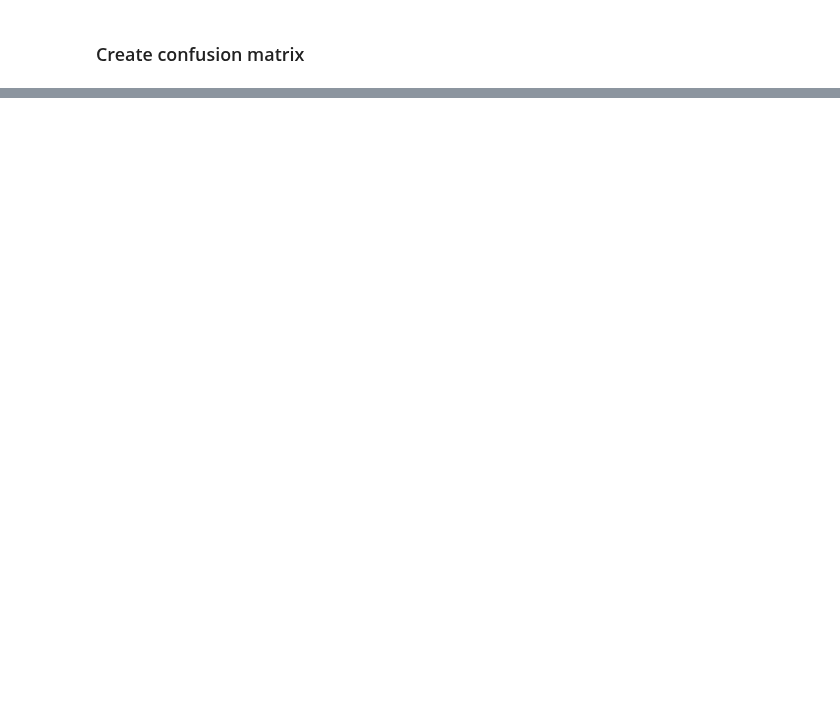
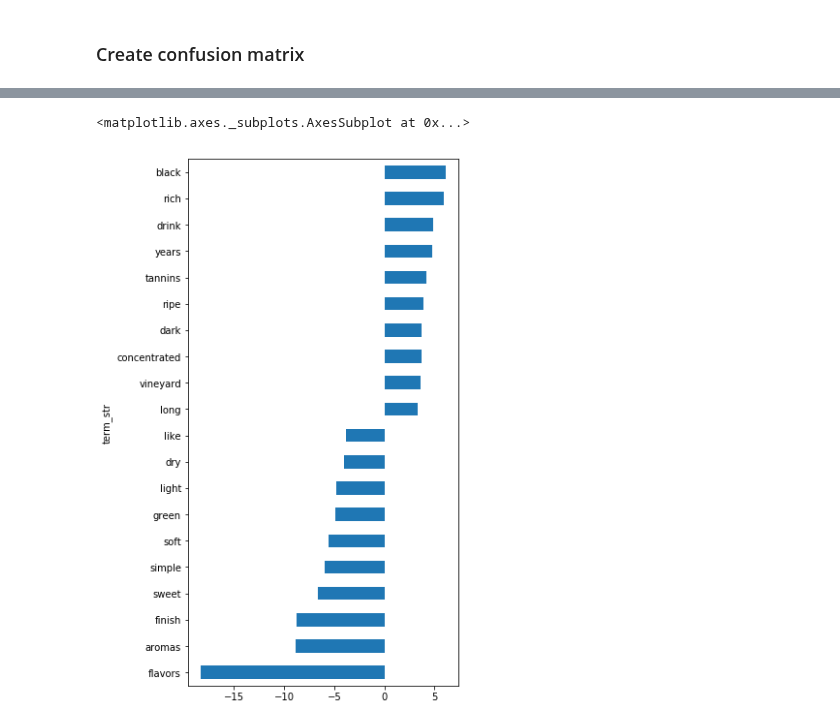
Before and after one commit to UVA-DSI/DS5559, a Jupyter notebook: labs/2019-04-25_Lab12/DS5559_NaiveBayes_WineReviews-v5-FINAL.ipynb, the cells around one changed output, grey strips where cells are left out. Saved outputs shown, nothing was run; the diff lists cells and outputs as text; code cells hidden in the pictures; blank space fills up the shorter version.

```diff
--- a/labs/2019-04-25_Lab12/DS5559_NaiveBayes_WineReviews-v5-FINAL.ipynb
+++ b/labs/2019-04-25_Lab12/DS5559_NaiveBayes_WineReviews-v5-FINAL.ipynb
@@ -379,0 +435,7 @@ ACC: 0.96 (accuracy)
+# %%
+wpos = sentilex.valence.sort_values(ascending=False).head(10)
+wneg = sentilex.valence.sort_values(ascending=False).tail(10)
+pd.concat([wpos,wneg]).sort_values().plot.barh(figsize=(5,10))
+# %% [output]
+<matplotlib.axes._subplots.AxesSubplot at 0x...>
+[figure, added]
```
Also changed, not shown: parts of 40 cells of this notebook.
